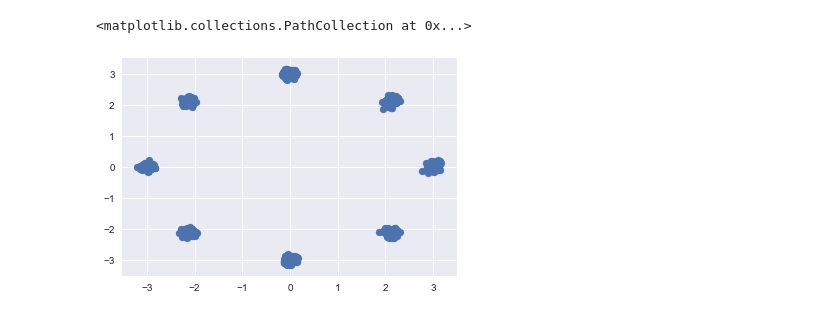
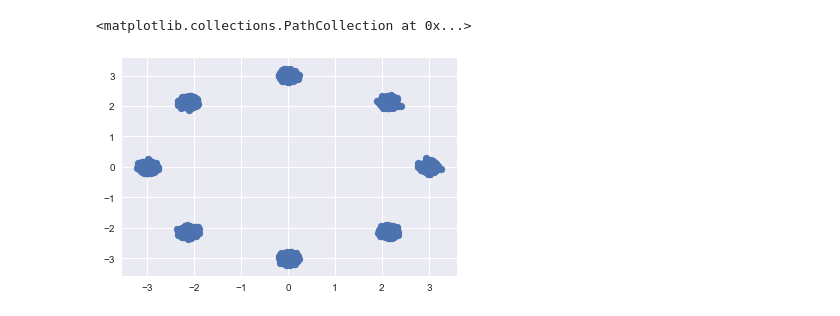
Before and after one commit to haru-256/toy_problem_GMM.chainer, a Jupyter notebook: plot_gmm.ipynb, the cells around one changed output. Cells and saved outputs as stored; diff of their text form; code cells hidden in the pictures.

```diff
--- a/plot_gmm.ipynb
+++ b/plot_gmm.ipynb
@@ -4,6 +4,7 @@ import seaborn as sns
 import pandas as pd
 from sklearn import datasets
 import matplotlib.pyplot as plt
+sns.set()
 # %%
 import math
 def gaussian_mixture_circle(datasize, num_cluster=8, scale=1, std=1):
@@ -16,11 +17,11 @@ def gaussian_mixture_circle(datasize, num_cluster=8, scale=1, std=1):
 
     return np.random.normal(mean, std, (datasize, 2)).astype(np.float32)
 # %%
-data = gaussian_mixture_circle(1000, std=0.07, scale=3)
+data = gaussian_mixture_circle(10000, std=0.07, scale=3)
 plt.scatter(data[:, 0], data[:, 1])
 # %% [output]
 <matplotlib.collections.PathCollection at 0x...>
-[figure, old version]
+[figure, new version]
 # %%
 def gaussian_mixture_double_circle(batchsize, num_cluster=8, scale=1, std=1):
     rand_indices = np.random.randint(0, num_cluster, size=batchsize)
```
Also changed, not shown: parts of 6 cells of this notebook, 4 other files.
